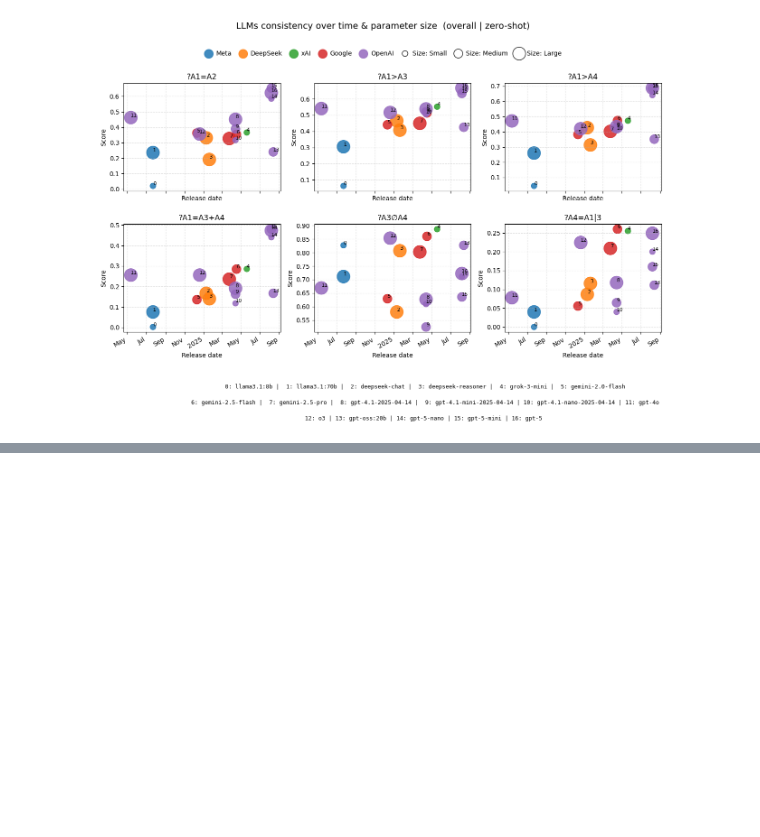
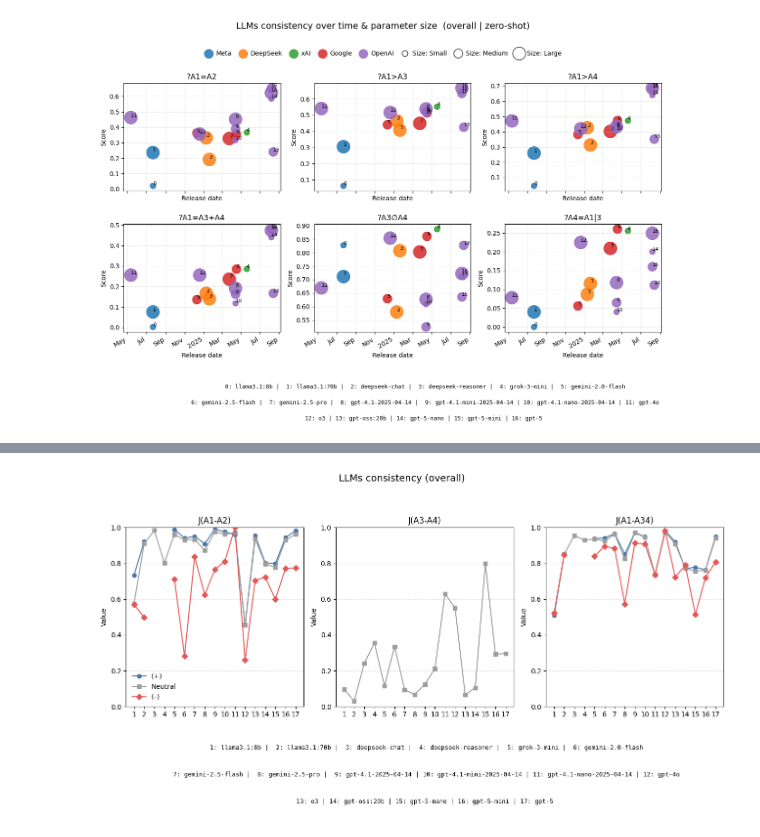
Before and after one commit to GabrieleT0/Answer-Set-Consistency-of-LLMs-For-QA, a Jupyter notebook: src/visualization/visualize.ipynb, the cells around one changed output, grey strips where cells are left out. Drawn from its saved outputs; the diff is of its cells as text; code cells hidden in the pictures; blank space fills up the shorter version.

```diff
--- a/src/visualization/visualize.ipynb
+++ b/src/visualization/visualize.ipynb
@@ -2230,0 +2488,27 @@ paths = save_all_bubble_grids(
+# %%
+pos_predicate_j = ["J(1-2)+","J(3-4)+","J(1-34)+"]
+neg_predicate_j = ["J(1-2)-","J(3-4)-","J(1-34)-"]
+J_predicate = ['J(A1-A2)', 'J(A3-A4)', 'J(A1-A34)']
+
+pos_cols = pos_predicate_j
+neu_cols = J_predicate
+neg_cols = neg_predicate_j
+labels   = J_predicate
+
+fig, axes = plot_triplet_lines_for_predicates_explicit(
+    df=df_summery,
+    pos_predicates=pos_cols,
+    neu_predicates=neu_cols,
+    neg_predicates=neg_cols,
+    base_labels=labels,
+    dataset="overall",
+    actions=["classification"],
+    llms=llms,              # your preferred LLM order
+    ncols=2,                # 2×2 for 4 predicates
+    figsize=(14, 8),
+    show_values=False,
+    ylim=(0,1)              # optional
+)
+plt.show()
+# %% [output]
+[figure, added]
```
Also changed, not shown: parts of 13 cells of this notebook, 13 other files.
